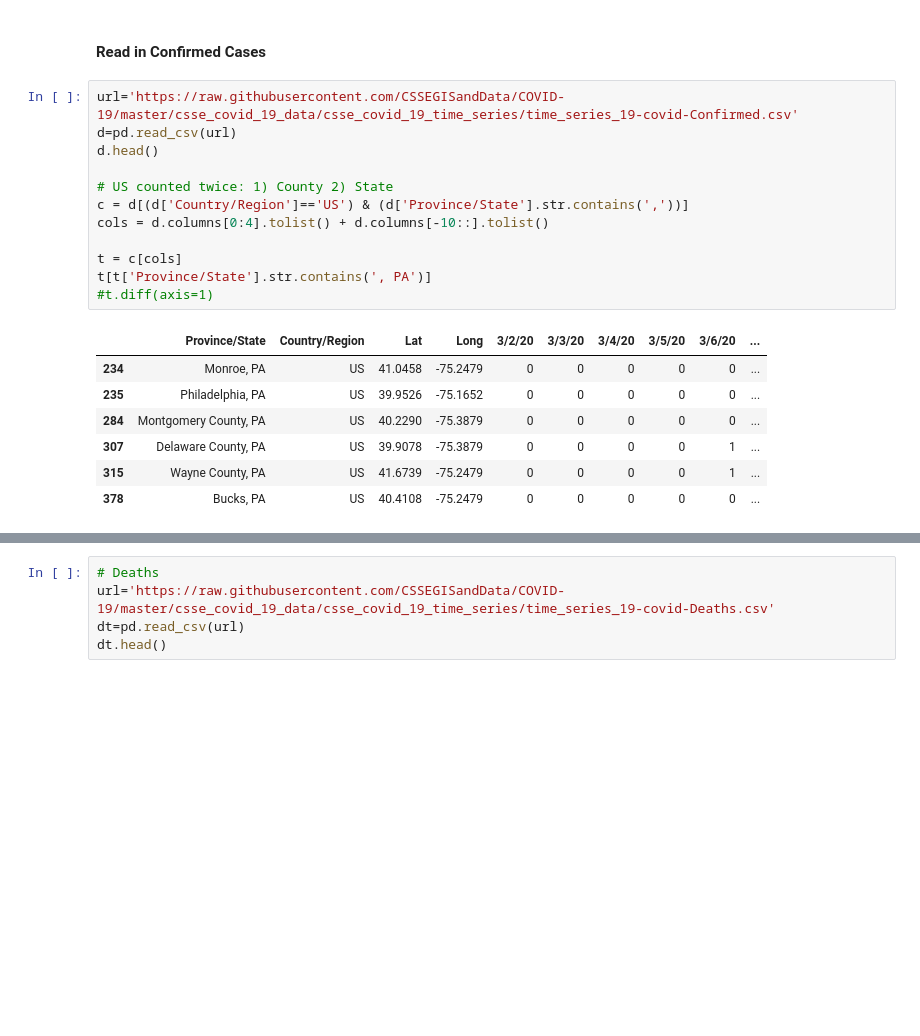
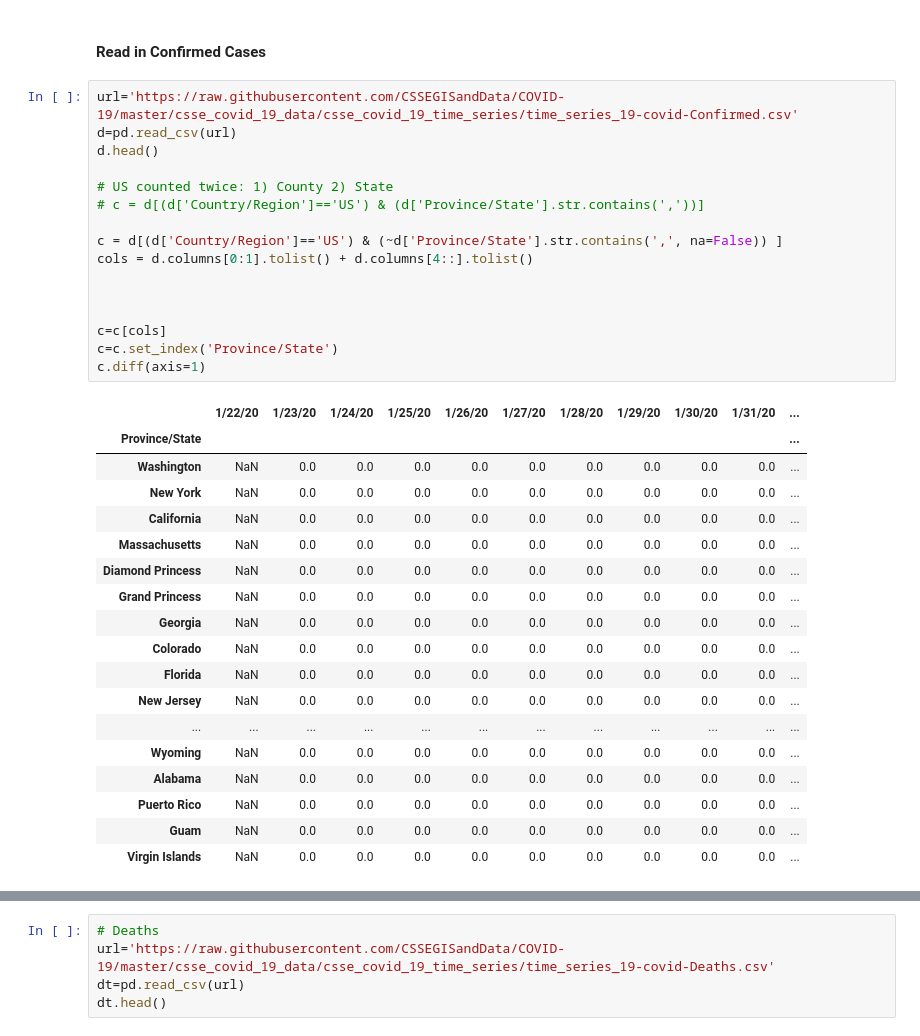
Before and after one commit to mchirico/COVID-19, a Jupyter notebook: COVID_19.ipynb, the cells around one changed output, grey strips where cells are left out. Saved outputs shown, nothing was run; the diff lists cells and outputs as text; blank space fills up the shorter version.

```diff
--- a/COVID_19.ipynb
+++ b/COVID_19.ipynb
@@ -68,20 +85,35 @@ except:
 # %%
 url='https://raw.githubusercontent.com/CSSEGISandData/COVID-19/master/csse_covid_19_data/csse_covid_19_time_series/time_series_19-covid-Confirmed.csv'
 d=pd.read_csv(url)
 d.head()
 
 # US counted twice: 1) County 2) State
-c = d[(d['Country/Region']=='US') & (d['Province/State'].str.contains(','))]
-cols = d.columns[0:4].tolist() + d.columns[-10::].tolist()
+# c = d[(d['Country/Region']=='US') & (d['Province/State'].str.contains(','))]
 
-t = c[cols]
-t[t['Province/State'].str.contains(', PA')]
-#t.diff(axis=1)
+c = d[(d['Country/Region']=='US') & (~d['Province/State'].str.contains(',', na=False)) ]
+cols = d.columns[0:1].tolist() + d.columns[4::].tolist()
+
+
+
+c=c[cols]
+c=c.set_index('Province/State')
+c.diff(axis=1)
 # %% [output]
-|  | Province/State | Country/Region | Lat | Long | 3/2/20 | 3/3/20 | 3/4/20 | 3/5/20 | 3/6/20 | ... |
-| 234 | Monroe, PA | US | 41.0458 | -75.2479 | 0 | 0 | 0 | 0 | 0 | ... |
-| 235 | Philadelphia, PA | US | 39.9526 | -75.1652 | 0 | 0 | 0 | 0 | 0 | ... |
-| 284 | Montgomery County, PA | US | 40.2290 | -75.3879 | 0 | 0 | 0 | 0 | 0 | ... |
-| 307 | Delaware County, PA | US | 39.9078 | -75.3879 | 0 | 0 | 0 | 0 | 1 | ... |
-| 315 | Wayne County, PA | US | 41.6739 | -75.2479 | 0 | 0 | 0 | 0 | 1 | ... |
-| 378 | Bucks, PA | US | 40.4108 | -75.2479 | 0 | 0 | 0 | 0 | 0 | ... |
+|  | 1/22/20 | 1/23/20 | 1/24/20 | 1/25/20 | 1/26/20 | 1/27/20 | 1/28/20 | 1/29/20 | 1/30/20 | 1/31/20 | ... |
+| Province/State |  |  |  |  |  |  |  |  |  |  | ... |
+| Washington | NaN | 0.0 | 0.0 | 0.0 | 0.0 | 0.0 | 0.0 | 0.0 | 0.0 | 0.0 | ... |
+| New York | NaN | 0.0 | 0.0 | 0.0 | 0.0 | 0.0 | 0.0 | 0.0 | 0.0 | 0.0 | ... |
+| California | NaN | 0.0 | 0.0 | 0.0 | 0.0 | 0.0 | 0.0 | 0.0 | 0.0 | 0.0 | ... |
+| Massachusetts | NaN | 0.0 | 0.0 | 0.0 | 0.0 | 0.0 | 0.0 | 0.0 | 0.0 | 0.0 | ... |
+| Diamond Princess | NaN | 0.0 | 0.0 | 0.0 | 0.0 | 0.0 | 0.0 | 0.0 | 0.0 | 0.0 | ... |
+| Grand Princess | NaN | 0.0 | 0.0 | 0.0 | 0.0 | 0.0 | 0.0 | 0.0 | 0.0 | 0.0 | ... |
+| Georgia | NaN | 0.0 | 0.0 | 0.0 | 0.0 | 0.0 | 0.0 | 0.0 | 0.0 | 0.0 | ... |
+| Colorado | NaN | 0.0 | 0.0 | 0.0 | 0.0 | 0.0 | 0.0 | 0.0 | 0.0 | 0.0 | ... |
+| Florida | NaN | 0.0 | 0.0 | 0.0 | 0.0 | 0.0 | 0.0 | 0.0 | 0.0 | 0.0 | ... |
+| New Jersey | NaN | 0.0 | 0.0 | 0.0 | 0.0 | 0.0 | 0.0 | 0.0 | 0.0 | 0.0 | ... |
+| ... | ... | ... | ... | ... | ... | ... | ... | ... | ... | ... | ... |
+| Wyoming | NaN | 0.0 | 0.0 | 0.0 | 0.0 | 0.0 | 0.0 | 0.0 | 0.0 | 0.0 | ... |
+| Alabama | NaN | 0.0 | 0.0 | 0.0 | 0.0 | 0.0 | 0.0 | 0.0 | 0.0 | 0.0 | ... |
+| Puerto Rico | NaN | 0.0 | 0.0 | 0.0 | 0.0 | 0.0 | 0.0 | 0.0 | 0.0 | 0.0 | ... |
+| Guam | NaN | 0.0 | 0.0 | 0.0 | 0.0 | 0.0 | 0.0 | 0.0 | 0.0 | 0.0 | ... |
+| Virgin Islands | NaN | 0.0 | 0.0 | 0.0 | 0.0 | 0.0 | 0.0 | 0.0 | 0.0 | 0.0 | ... |
```
Also changed, not shown: parts of 16 cells of this notebook.
